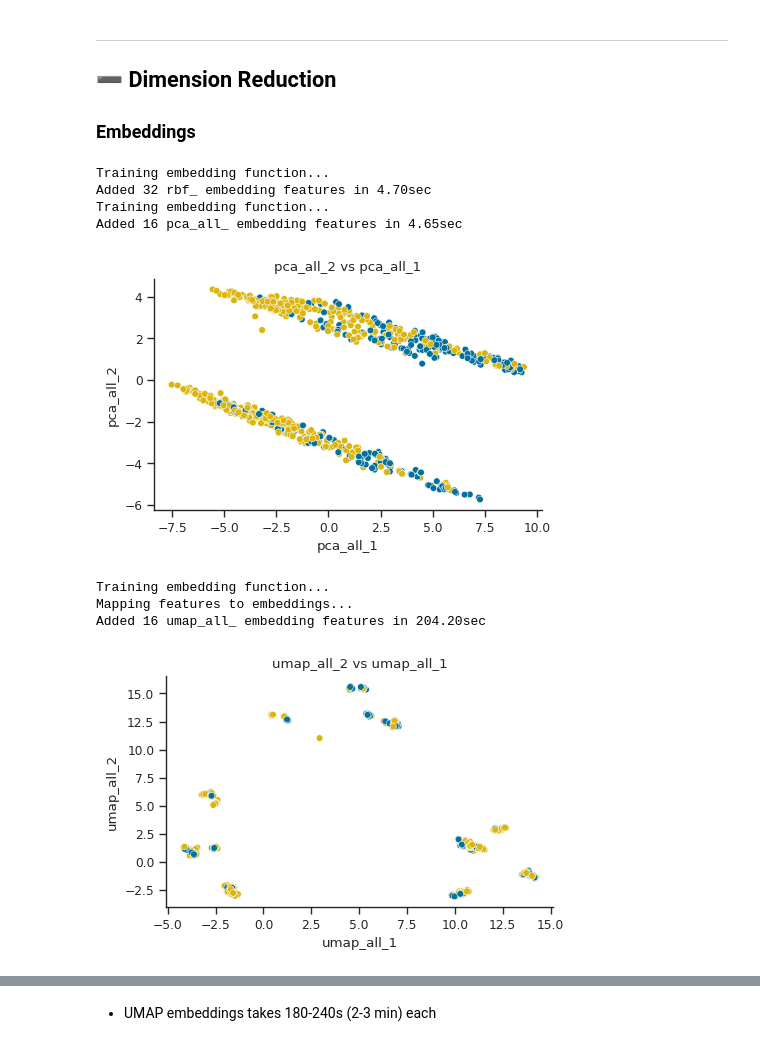
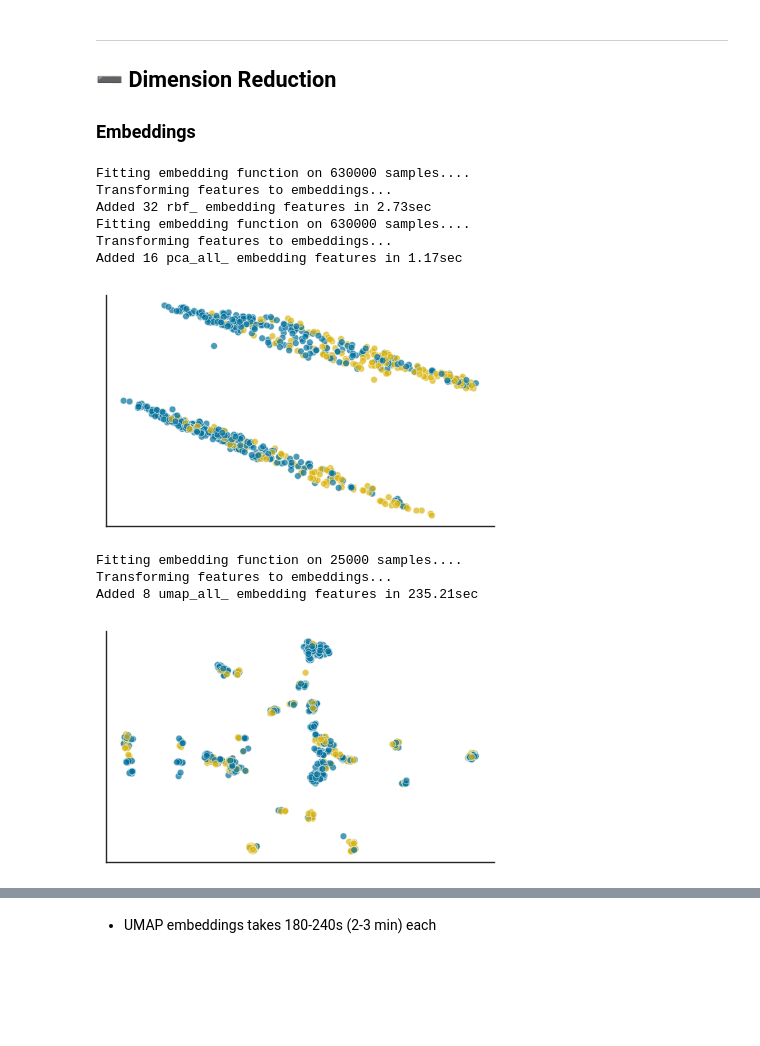
Before and after one commit to 2awesome-rob/iron_fungi, a Jupyter notebook: Binary_Classification_Probability_AUC.ipynb, the cells around one changed output, grey strips where cells are left out. Drawn from its saved outputs; the diff is of its cells as text; code cells hidden in the pictures; blank space fills up the shorter version.

```diff
--- a/Binary_Classification_Probability_AUC.ipynb
+++ b/Binary_Classification_Probability_AUC.ipynb
@@ -171,0 +202,7 @@ thallium         630000.0    4.6189   1.9500    3.0    3.0    3.0    7.0    7.0
+# %%
+single_feature = feature_importance.index.tolist()[:1]
+
+single_feature_model, _ = mkf.train_and_score_model(
+    X_train[single_feature], X_val[single_feature], y_train, y_val,
+    model, task=TASK
+)
@@ -171,0 +212,5 @@ thallium         630000.0    4.6189   1.9500    3.0    3.0    3.0    7.0    7.0
+# %%
+oob_model, _ = mkf.train_and_score_model(
+    X_train, X_val, y_train, y_val,
+    model, task=TASK
+)
@@ -243,7 +237,0 @@ Zero importance features: 0 of 13
-# %%
-single_feature = feature_importance.index.tolist()[:1]
-
-single_feature_model, _ = mkf.train_and_score_model(
-    X_train[single_feature], X_val[single_feature], y_train, y_val,
-    model, task="class_probability"
-)
@@ -253,5 +237,0 @@ single_feature_model, _ = mkf.train_and_score_model(
-# %%
-oob_model, _ = mkf.train_and_score_model(
-    X_train, X_val, y_train, y_val,
-    model, task="class_probability"
-)
@@ -294,31 +262,33 @@ Added 45 inteaction features
 # %%
 # 'All' training features
 training_features = [f for f in XY.columns if f not in targets]
 
 XY = mkf.get_embeddings(XY, training_features,
     skl.kernel_approximation.RBFSampler(n_components=32), "rbf_",
     verbose=False
 )
 
 XY = mkf.get_embeddings(XY, training_features,
     skl.decomposition.PCA(n_components=16), "pca_all_",
     target=target, verbose=True
 )
 
 XY = mkf.get_embeddings(XY, training_features,
-    umap.UMAP(n_components=16), "umap_all_", sample_size=0.1,
+    'UMAP', "umap_all_", sample_size=0.1,
     target=target, verbose=True
 )
 # %% [output]
-Training embedding function...
-Added 32 rbf_ embedding features in 4.70sec
-Training embedding function...
-Added 16 pca_all_ embedding features in 4.65sec
+Fitting embedding function on 630000 samples....
+Transforming features to embeddings...
+Added 32 rbf_ embedding features in 2.73sec
+Fitting embedding function on 630000 samples....
+Transforming features to embeddings...
+Added 16 pca_all_ embedding features in 1.17sec
-[figure, old version]
+[figure, new version]
-Training embedding function...
-Mapping features to embeddings...
-Added 16 umap_all_ embedding features in 204.20sec
+Fitting embedding function on 25000 samples....
+Transforming features to embeddings...
+Added 8 umap_all_ embedding features in 235.21sec
-[figure, old version]
+[figure, new version]
 # %%
 # original features
 training_features = [f for f in features if
```
Also changed, not shown: parts of 32 cells of this notebook.
